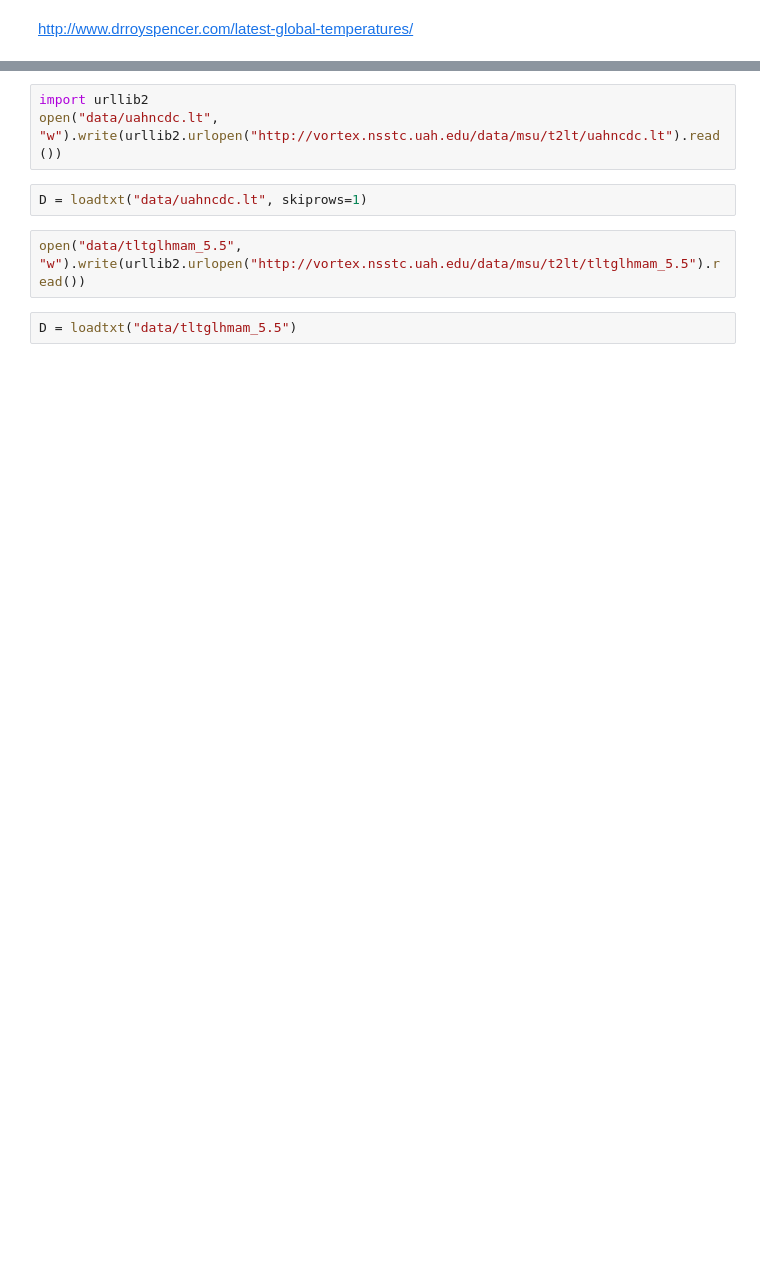
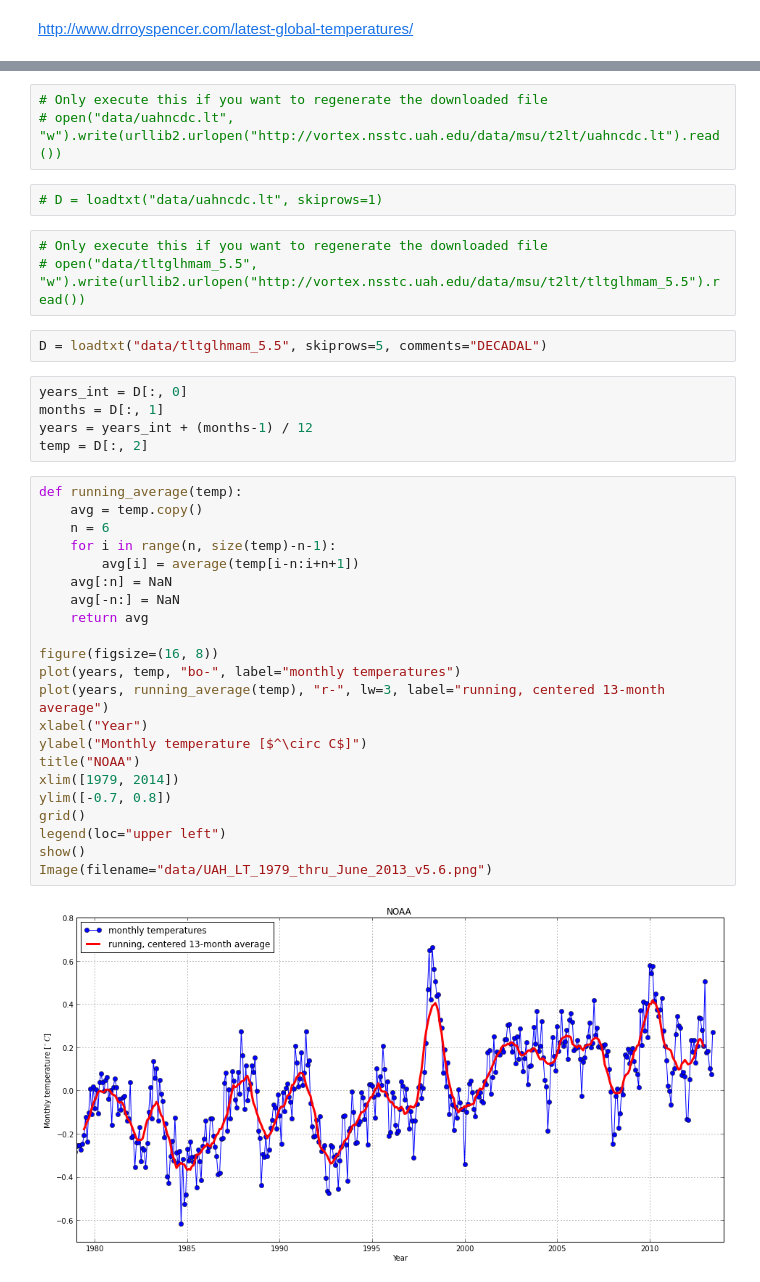
Before and after one commit to certik/climate, a Jupyter notebook: NOAA.ipynb, the cells around one changed output, grey strips where cells are left out. Saved outputs shown, nothing was run; the diff lists cells and outputs as text; blank space fills up the shorter version.

Commit message:
NOAA: Add a graph and a fit

```diff
--- a/NOAA.ipynb
+++ b/NOAA.ipynb
@@ -6,11 +8,41 @@ http://www.drroyspencer.com/latest-global-temperatures/
 Welcome to pylab, a matplotlib-based Python environment [backend: module://IPython.zmq.pylab.backend_inline].
 For more information, type 'help(pylab)'.
 # %%
-import urllib2
-open("data/uahncdc.lt", "w").write(urllib2.urlopen("http://vortex.nsstc.uah.edu/data/msu/t2lt/uahncdc.lt").read())
+# Only execute this if you want to regenerate the downloaded file
+# open("data/uahncdc.lt", "w").write(urllib2.urlopen("http://vortex.nsstc.uah.edu/data/msu/t2lt/uahncdc.lt").read())
 # %%
-D = loadtxt("data/uahncdc.lt", skiprows=1)
+# D = loadtxt("data/uahncdc.lt", skiprows=1)
 # %%
-open("data/tltglhmam_5.5", "w").write(urllib2.urlopen("http://vortex.nsstc.uah.edu/data/msu/t2lt/tltglhmam_5.5").read())
+# Only execute this if you want to regenerate the downloaded file
+# open("data/tltglhmam_5.5", "w").write(urllib2.urlopen("http://vortex.nsstc.uah.edu/data/msu/t2lt/tltglhmam_5.5").read())
 # %%
-D = loadtxt("data/tltglhmam_5.5")
+D = loadtxt("data/tltglhmam_5.5", skiprows=5, comments="DECADAL")
+# %%
+years_int = D[:, 0]
+months = D[:, 1]
+years = years_int + (months-1) / 12
+temp = D[:, 2]
+# %%
+def running_average(temp):
+    avg = temp.copy()
+    n = 6
+    for i in range(n, size(temp)-n-1):
+        avg[i] = average(temp[i-n:i+n+1])
+    avg[:n] = NaN
+    avg[-n:] = NaN
+    return avg
+
+figure(figsize=(16, 8))
+plot(years, temp, "bo-", label="monthly temperatures")
+plot(years, running_average(temp), "r-", lw=3, label="running, centered 13-month average")
+xlabel("Year")
+ylabel("Monthly temperature [$^\circ C$]")
+title("NOAA")
+xlim([1979, 2014])
+ylim([-0.7, 0.8])
+grid()
+legend(loc="upper left")
+show()
+Image(filename="data/UAH_LT_1979_thru_June_2013_v5.6.png")
+# %% [output]
+[figure, added]
```
Also changed, not shown: parts of 5 cells of this notebook.
